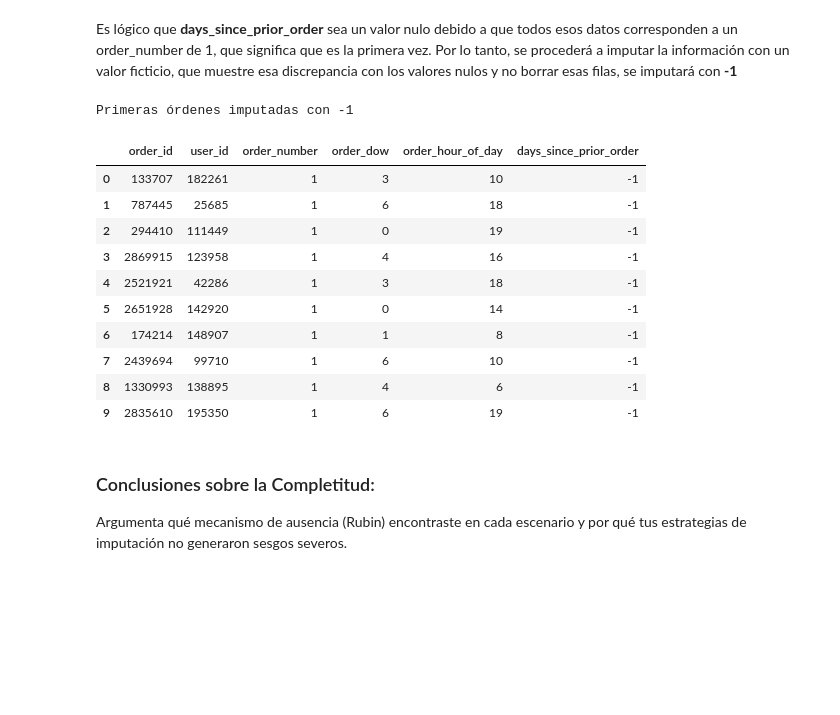
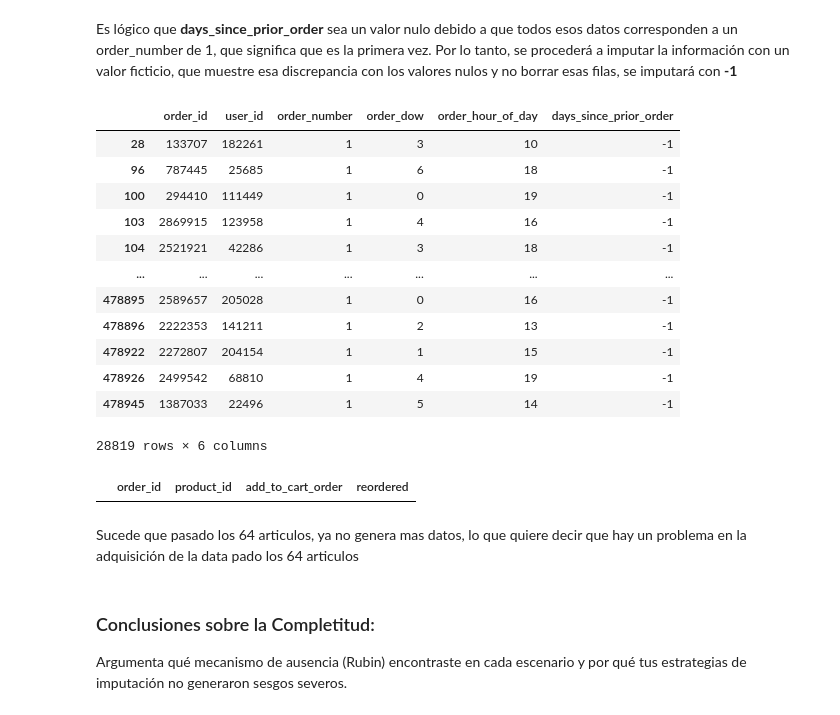
Before and after one commit to osbonilla/ds-week-2, a Jupyter notebook: taller_3_nombre_apellido.ipynb, the cells around one changed output. Drawn from its saved outputs; the diff is of its cells as text; code cells hidden in the pictures; blank space fills up the shorter version.

```diff
--- a/taller_3_nombre_apellido.ipynb
+++ b/taller_3_nombre_apellido.ipynb
@@ -342,24 +314,29 @@ Por lo tanto, se procederá a imputar la información con un valor ficticio, que
 # %%
 orders['days_since_prior_order'] = orders['days_since_prior_order'].fillna(-1).astype(int) # Se transforma a entero para evitar problemas de tipo
 
-display(
-    orders[orders['days_since_prior_order'] == -1].head(10)
-    .reset_index(drop=True)
-    .style.set_caption("Primeras órdenes imputadas con -1")
-)
+orders[orders['order_number'] == 1]
 # %% [output]
+|  | order_id | user_id | order_number | order_dow | order_hour_of_day | days_since_prior_order |
+| 28 | 133707 | 182261 | 1 | 3 | 10 | -1 |
+| 96 | 787445 | 25685 | 1 | 6 | 18 | -1 |
+| 100 | 294410 | 111449 | 1 | 0 | 19 | -1 |
+| 103 | 2869915 | 123958 | 1 | 4 | 16 | -1 |
+| 104 | 2521921 | 42286 | 1 | 3 | 18 | -1 |
+| ... | ... | ... | ... | ... | ... | ... |
+| 478895 | 2589657 | 205028 | 1 | 0 | 16 | -1 |
+| 478896 | 2222353 | 141211 | 1 | 2 | 13 | -1 |
+| 478922 | 2272807 | 204154 | 1 | 1 | 15 | -1 |
+| 478926 | 2499542 | 68810 | 1 | 4 | 19 | -1 |
+| 478945 | 1387033 | 22496 | 1 | 5 | 14 | -1 |
-Primeras órdenes imputadas con -1
+28819 rows × 6 columns
-|  | order_id | user_id | order_number | order_dow | order_hour_of_day | days_since_prior_order |
-| 0 | 133707 | 182261 | 1 | 3 | 10 | -1 |
-| 1 | 787445 | 25685 | 1 | 6 | 18 | -1 |
-| 2 | 294410 | 111449 | 1 | 0 | 19 | -1 |
-| 3 | 2869915 | 123958 | 1 | 4 | 16 | -1 |
-| 4 | 2521921 | 42286 | 1 | 3 | 18 | -1 |
-| 5 | 2651928 | 142920 | 1 | 0 | 14 | -1 |
-| 6 | 174214 | 148907 | 1 | 1 | 8 | -1 |
-| 7 | 2439694 | 99710 | 1 | 6 | 10 | -1 |
-| 8 | 1330993 | 138895 | 1 | 4 | 6 | -1 |
-| 9 | 2835610 | 195350 | 1 | 6 | 19 | -1 |
+# %%
+# 3. Revisar add_to_cart_order > 64
+
+order_products[order_products['add_to_cart_order'] > 64]
+# %% [output]
+|  | order_id | product_id | add_to_cart_order | reordered |
+# %% [markdown]
+Sucede que pasado los 64 articulos, ya no genera mas datos, lo que quiere decir que hay un problema en la adquisición de la data pado los 64 articulos
 # %% [markdown]
 ### Conclusiones sobre la Completitud:
 Argumenta qué mecanismo de ausencia (Rubin) encontraste en cada escenario y por qué tus estrategias de imputación no generaron sesgos severos.
```
Also changed, not shown: parts of 11 cells of this notebook.
